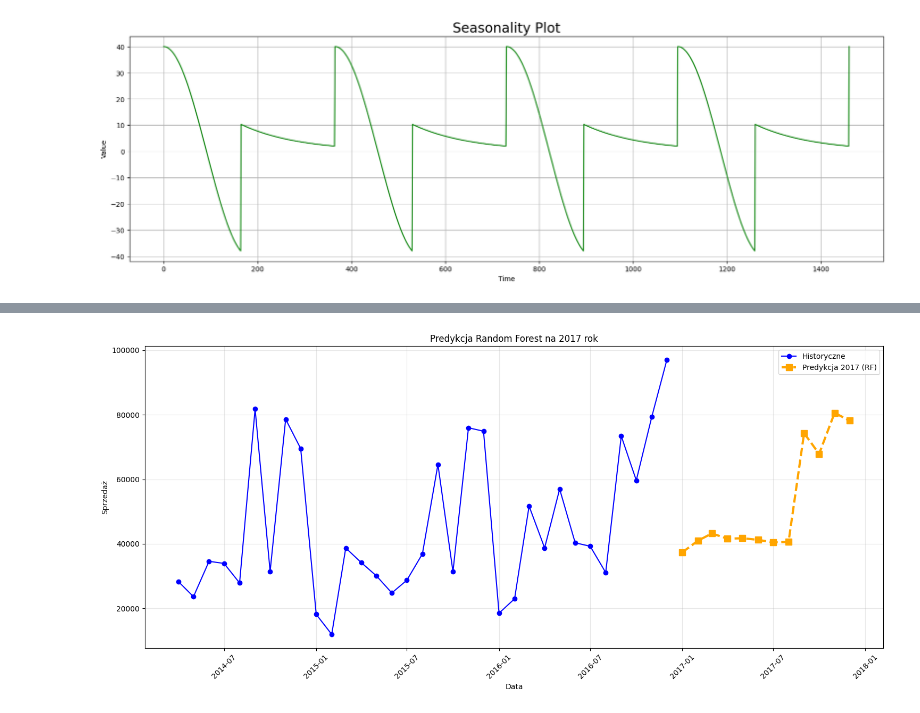
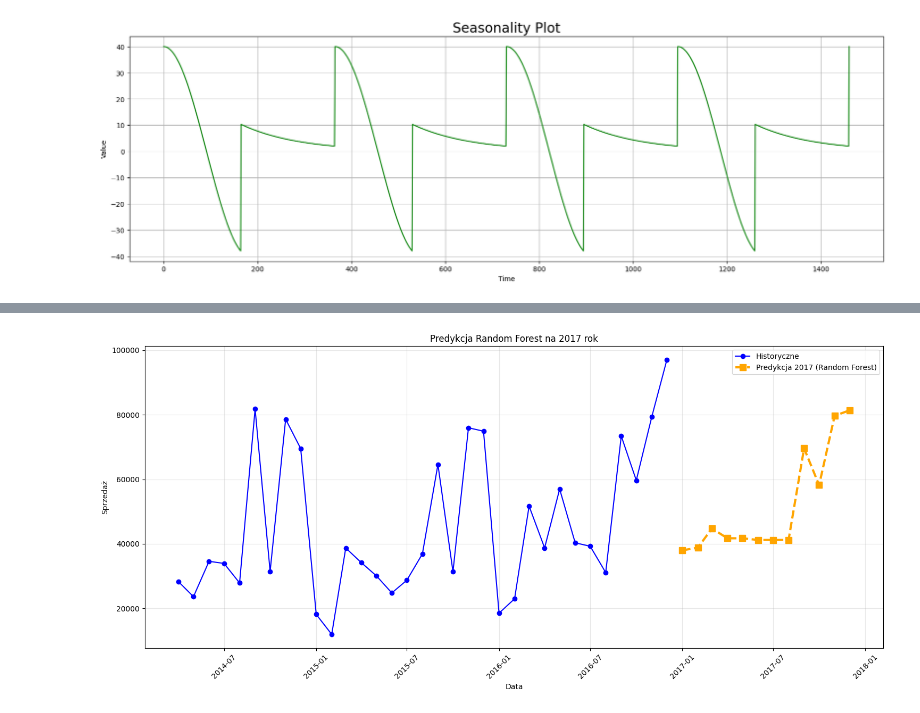
Before and after one commit to Matela7/forecasting_sales, a Jupyter notebook: main.ipynb, the cells around one changed output, grey strips where cells are left out. Drawn from its saved outputs; the diff is of its cells as text; code cells hidden in the pictures.

Commit message:
rolling

```diff
--- a/main.ipynb
+++ b/main.ipynb
@@ -161,8 +161,8 @@ from sklearn.metrics import mean_absolute_error, mean_absolute_percentage_error
 # Define features and target variable
 features = ['Month', 'Year', 'is_december', 'is_january', 'is_q4', 'is_q1',
            'lag_1', 'lag_2', 'lag_3','time_trend',
-            'rolling_mean_6', 'rolling_mean_12', 'month_sin', 'month_cos',
-           'is_thanksgiving_month','is_july4_month']
+             'month_sin', 'month_cos',
+           'is_thanksgiving_month','is_july4_month', "is_christmas_season"]
 
 # Create feature matrix X and target vector y
 X = monthly_sales[features]
@@ -637,64 +638,58 @@ Różnica:                 5.4pp
 🚀 DOSKONAŁY WYNIK NA CAŁYM ROKU!
 # %%
-# FINALNA PREDYKCJA NA 2017 ROK NA CAŁYM DATASECIE (Random Forest)
+# ...existing code...
 
-print("=== FINALNA PREDYKCJA NA 2017 ROK (Random Forest) ===")
+print("=== FINALNA PREDYKCJA NA 2017 ROK (Random Forest, tylko features z treningu) ===")
 
-# Przygotuj dane do predykcji na 2017
-last_month = monthly_sales['Order Month'].max()
-start_2017 = pd.to_datetime('2017-01-01')
-months_2017 = pd.date_range(start=start_2017, periods=12, freq='MS')
+from sklearn.ensemble import RandomForestRegressor
 
-future_preds = []
-future_rows = []
+# Upewnij się, że masz wytrenowany model Random Forest na całym zbiorze
+final_rf = RandomForestRegressor(**final_rf.get_params())
+final_rf.fit(X, y)
 
-features_pred = features
+months_2017 = pd.date_range(start='2017-01-01', periods=12, freq='MS')
 history = monthly_sales.copy()
+y_pred_rf_2017 = []
 
 for month in months_2017:
     row = {}
-    row['Order Month'] = month
     row['Month'] = month.month
     row['Year'] = month.year
     row['is_december'] = int(month.month == 12)
     row['is_january'] = int(month.month == 1)
     row['is_q4'] = int(month.month in [10, 11, 12])
     row['is_q1'] = int(month.month in [1, 2, 3])
-    row['is_thanksgiving_month'] = int(month.month == 11)
-    row['is_july4_month'] = int(month.month == 7)
+    row['lag_1'] = history['Sales'].iloc[-1]
+    row['lag_2'] = history['Sales'].iloc[-2] if len(history) > 1 else row['lag_1']
+    row['lag_3'] = history['Sales'].iloc[-3] if len(history) > 2 else row['lag_1']
     row['time_trend'] = len(history)
     row['month_sin'] = np.sin(2 * np.pi * month.month / 12)
     row['month_cos'] = np.cos(2 * np.pi * month.month / 12)
-    # Rolling means
-    row['rolling_mean_6'] = history['Sales'].rolling(window=6, min_periods=1).mean().iloc[-1]
-    row['rolling_mean_12'] = history['Sales'].rolling(window=12, min_periods=1).mean().iloc[-1]
-    # Lagi
-    row['lag_1'] = history['Sales'].iloc[-1]
-    row['lag_2'] = history['Sales'].iloc[-2] if len(history) > 1 else row['lag_1']
-    row['lag_3'] = history['Sales'].iloc[-3] if len(history) > 2 else row['lag_1']
+    row['is_holiday_month'] = int(month.strftime('%Y-%m') in holiday_months)
+    row['is_may'] = int(month.month == 5)
+    row['is_thanksgiving_month'] = int(month.month == 11)
+    row['is_july4_month'] = int(month.month == 7)
+    # One-hot encoding for months
+    for m in range(1, 13):
+        row[f'month_{m}'] = int(month.month == m)
+    # Zachowaj kolejność features!
+    X_row = [row[f] for f in features]
+    y_pred = final_rf.predict(np.array(X_row).reshape(1, -1))[0]
+    y_pred_rf_2017.append(y_pred)
+    # Dodaj predykcję do historii, by kolejne miesiące korzystały z nowych lagów
+    history = pd.concat([history, pd.DataFrame({'Order Month': [month], 'Sales': [y_pred]})], ignore_index=True)
 
-    # Upewnij się, że kolejność cech jest taka sama
-    X_pred = pd.DataFrame([row])[features_pred]
-
-    y_pred = final_rf.predict(X_pred)[0]
-
-    row['Sales'] = y_pred
-    history = pd.concat([history, pd.DataFrame([row])], ignore_index=True)
-    future_preds.append(y_pred)
-    future_rows.append(row)
-
-# Stwórz DataFrame z predykcjami
-future_df = pd.DataFrame(future_rows)
-future_df['Order Month'] = months_2017
-future_df['Predicted Sales'] = future_preds
+future_rf_df = pd.DataFrame({
+    'Order Month': months_2017,
+    'Predicted Sales': y_pred_rf_2017
+})
 
 print("\n=== PREDYKCJE NA 2017 ROK (Random Forest) ===")
-print(future_df[['Order Month', 'Predicted Sales']])
+print(future_rf_df)
 
-# Wykres: cała seria + predykcja na 2017
 plt.figure(figsize=(15, 7))
 plt.plot(monthly_sales['Order Month'], monthly_sales['Sales'], 'o-', label='Historyczne', color='blue')
-plt.plot(future_df['Order Month'], future_df['Predicted Sales'], 's--', label='Predykcja 2017 (RF)', color='orange', linewidth=3, markersize=8)
+plt.plot(future_rf_df['Order Month'], future_rf_df['Predicted Sales'], 's--', label='Predykcja 2017 (Random Forest)', color='orange', linewidth=3, markersize=8)
 plt.xlabel('Data')
 plt.ylabel('Sprzedaż')
 plt.title('Predykcja Random Forest na 2017 rok')
@@ -703,4 +698,5 @@ plt.xticks(rotation=45)
 plt.grid(True, alpha=0.3)
 plt.tight_layout()
 plt.show()
+#
 # %% [output]
@@ -723 +719 @@ plt.show()
-[figure, old version]
+[figure, new version]
```
Also changed, not shown: parts of 7 cells of this notebook, 2 other files.
